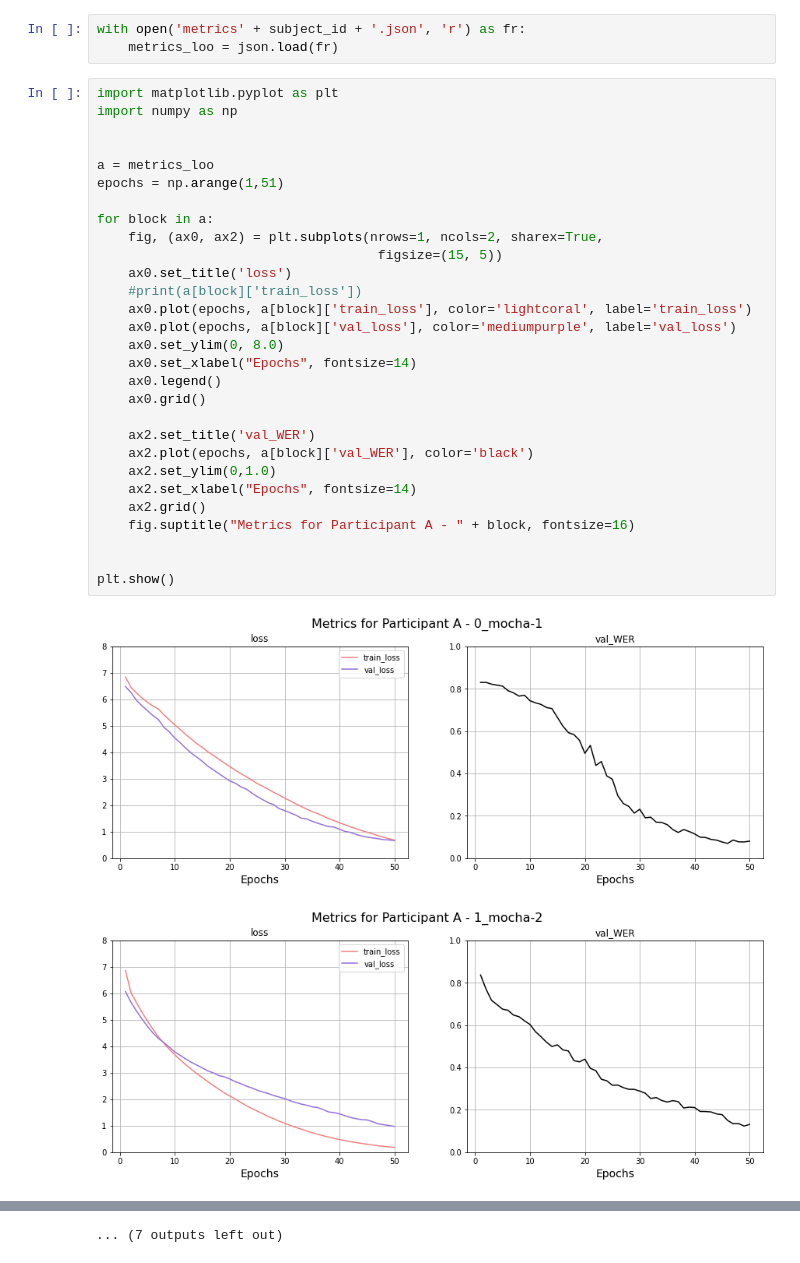
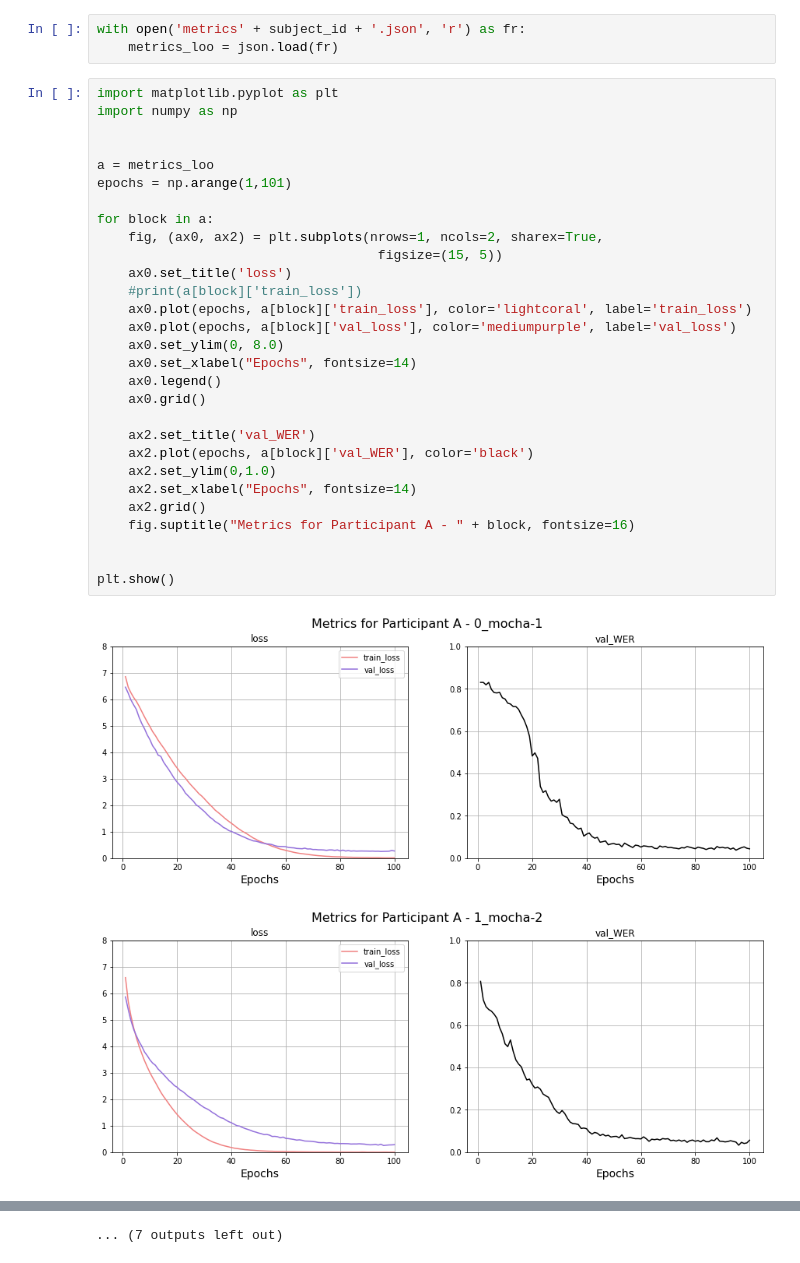
Before and after one commit to akamsali/ecog2txt-pytorch, a Jupyter notebook: notebooks/test_pytorch_transformer.ipynb, the cells around one changed output, grey strips where cells are left out. Drawn from its saved outputs; the diff is of its cells as text.

```diff
--- a/notebooks/test_pytorch_transformer.ipynb
+++ b/notebooks/test_pytorch_transformer.ipynb
@@ -18,32 +81,32 @@ with open('metrics' + subject_id + '.json', 'r') as fr:
 # %%
 import matplotlib.pyplot as plt
 import numpy as np
 
 
 a = metrics_loo
-epochs = np.arange(1,51)
+epochs = np.arange(1,101)
 
 for block in a:
     fig, (ax0, ax2) = plt.subplots(nrows=1, ncols=2, sharex=True,
                                     figsize=(15, 5))
     ax0.set_title('loss')
     #print(a[block]['train_loss'])
     ax0.plot(epochs, a[block]['train_loss'], color='lightcoral', label='train_loss')
     ax0.plot(epochs, a[block]['val_loss'], color='mediumpurple', label='val_loss')
     ax0.set_ylim(0, 8.0)
     ax0.set_xlabel("Epochs", fontsize=14)
     ax0.legend()
     ax0.grid()
 
     ax2.set_title('val_WER')
     ax2.plot(epochs, a[block]['val_WER'], color='black')
     ax2.set_ylim(0,1.0)
     ax2.set_xlabel("Epochs", fontsize=14)
     ax2.grid()
     fig.suptitle("Metrics for Participant A - " + block, fontsize=16)
 
 
 plt.show()
 # %% [output]
-[figure, old version]
+[figure, new version]
-[figure, old version]
+[figure, new version]
```
Also changed, not shown: parts of 5 cells of this notebook, 5 other files.
